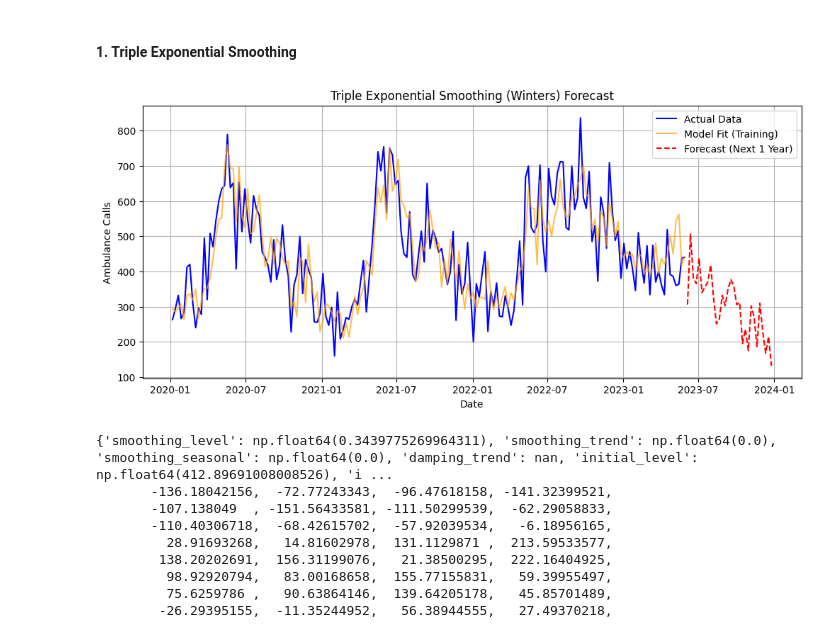
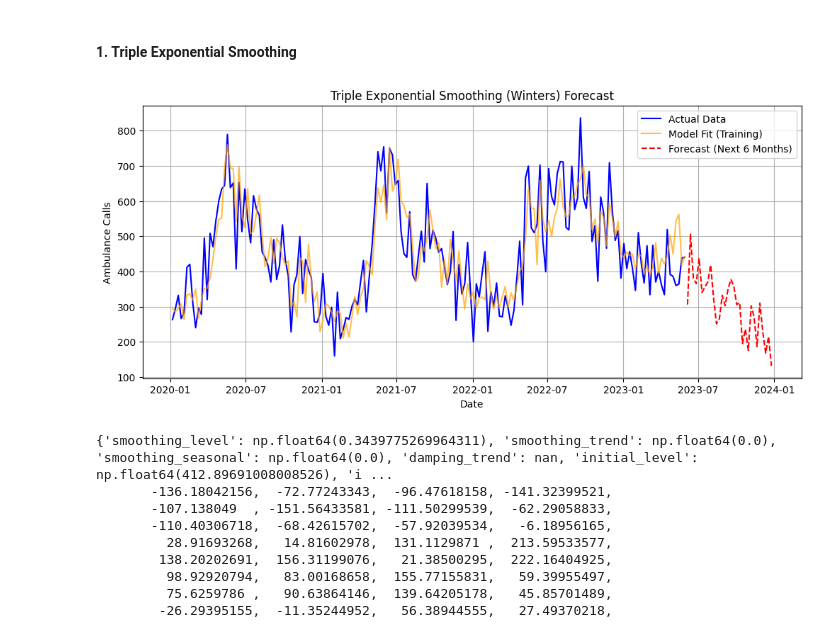
Before and after one commit to zaherarman/forecasting-learning, a Jupyter notebook: ambulance-forecasting.ipynb, the cells around one changed output. Saved outputs shown, nothing was run; the diff lists cells and outputs as text; code cells hidden in the pictures.

```diff
--- a/ambulance-forecasting.ipynb
+++ b/ambulance-forecasting.ipynb
@@ -182,31 +182,31 @@ The IQR method is robust to extreme values because it constructs boundaries base
 # %%
 from statsmodels.tsa.holtwinters import ExponentialSmoothing
 
 model = ExponentialSmoothing(
     ambulance_train_df['calls'],
     trend='add',
     seasonal='add',
     seasonal_periods=52
 )
 
 fitted_model = model.fit()
 
 forecast_steps = len(ambulance_test_df)
 forecast = fitted_model.forecast(steps=forecast_steps)
 forecast.index = ambulance_test_df['date']
 
 plt.figure(figsize=(12, 5))
 plt.plot(ambulance_train_df['date'], ambulance_train_df['calls'], label='Actual Data', color='blue')
 plt.plot(ambulance_train_df['date'], fitted_model.fittedvalues, label='Model Fit (Training)', color='orange', alpha=0.7)
-plt.plot(forecast.index, forecast, label='Forecast (Next 1 Year)', color='red', linestyle='--')
+plt.plot(forecast.index, forecast, label='Forecast (Next 6 Months)', color='red', linestyle='--')
 plt.title('Triple Exponential Smoothing (Winters) Forecast')
 plt.xlabel('Date')
 plt.ylabel('Ambulance Calls')
 plt.legend()
 plt.grid(True)
 plt.show()
 # %% [output]
-[figure, old version]
+[figure, new version]
 # %%
 print(fitted_model.params)
 # %% [output]
```
Also changed, not shown: parts of 15 cells of this notebook.
